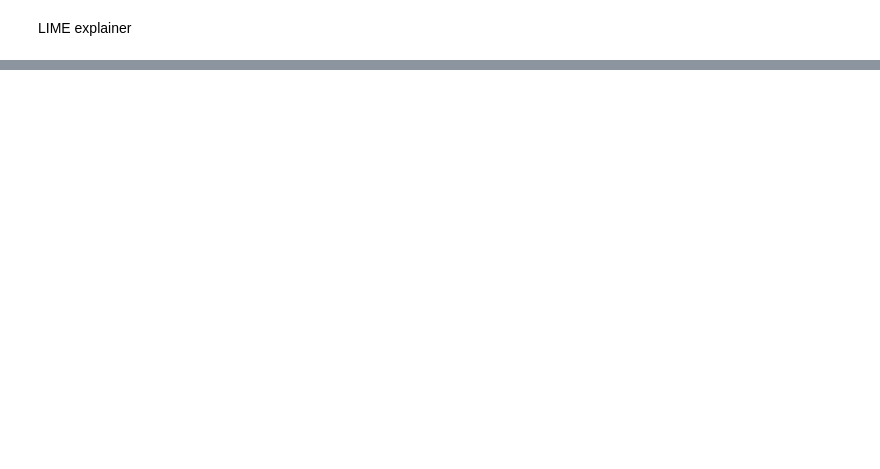
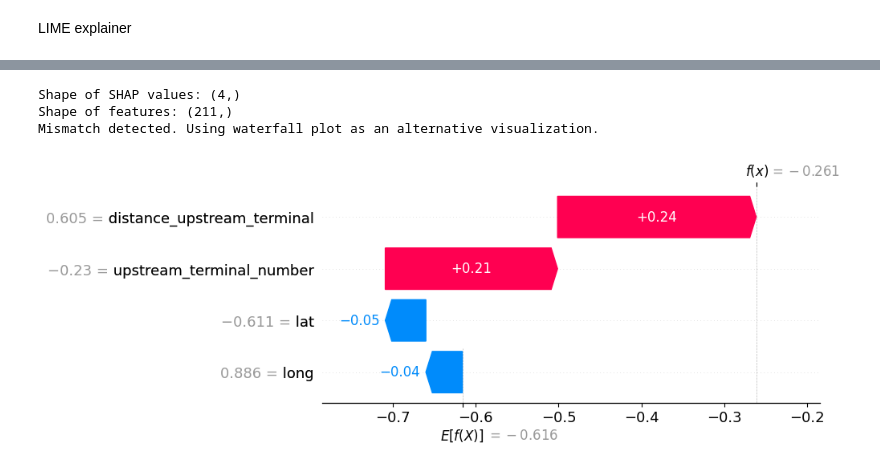
Before and after one commit to carlosnatale/apr24cds_road_accidents, a Jupyter notebook: STEP 2 - 01 - Normalization - XGBoost - Interpreting predictions.ipynb, the cells around one changed output, grey strips where cells are left out. Cells and saved outputs as stored; diff of their text form; code cells hidden in the pictures; blank space fills up the shorter version.

Commit message:
shap 4 classes

```diff
--- a/STEP 2 - 01 - Normalization - XGBoost - Interpreting predictions.ipynb
+++ b/STEP 2 - 01 - Normalization - XGBoost - Interpreting predictions.ipynb
@@ -595,0 +576,34 @@ ModuleNotFoundError: No module named 'shap'
+# %%
+import shap
+
+# Initialize the SHAP Explainer with additivity check disabled
+explainer = shap.Explainer(xgb_model_combined_weighted, X_train)
+
+# Calculate SHAP values for the test set
+shap_values = explainer(X_test, check_additivity=False)
+
+# Choose an instance and class to interpret
+instance_index = 0  # Specify instance
+class_index = 1     # Specify class
+
+# Extract values for dimension check
+base_value = shap_values[class_index].base_values[instance_index]
+values = shap_values[class_index].values[instance_index]
+features = X_test.iloc[instance_index]
+
+# Verify dimensions
+print("Shape of SHAP values:", values.shape)
+print("Shape of features:", features.shape)
+
+# If shapes match, plot with force_plot; otherwise, try waterfall_plot
+if values.shape[0] == features.shape[0]:
+    shap.initjs()
+    shap.force_plot(base_value, values, features)
+else:
+    print("Mismatch detected. Using waterfall plot as an alternative visualization.")
+    shap.waterfall_plot(shap.Explanation(values=values, base_values=base_value, data=features))
+# %% [output]
+Shape of SHAP values: (4,)
+Shape of features: (211,)
+Mismatch detected. Using waterfall plot as an alternative visualization.
+[figure, added]
```
Also changed, not shown: parts of 8 cells of this notebook.
